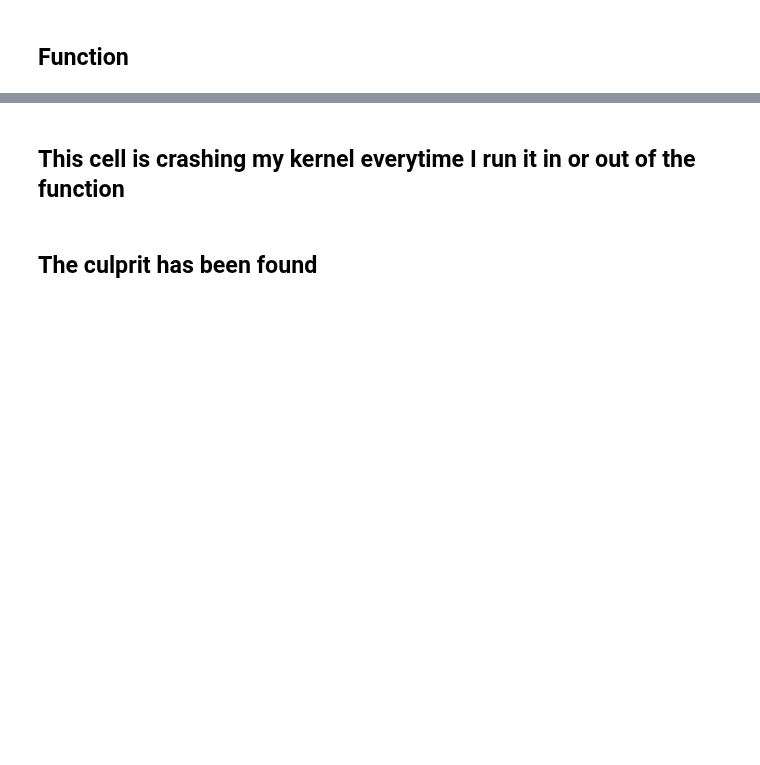
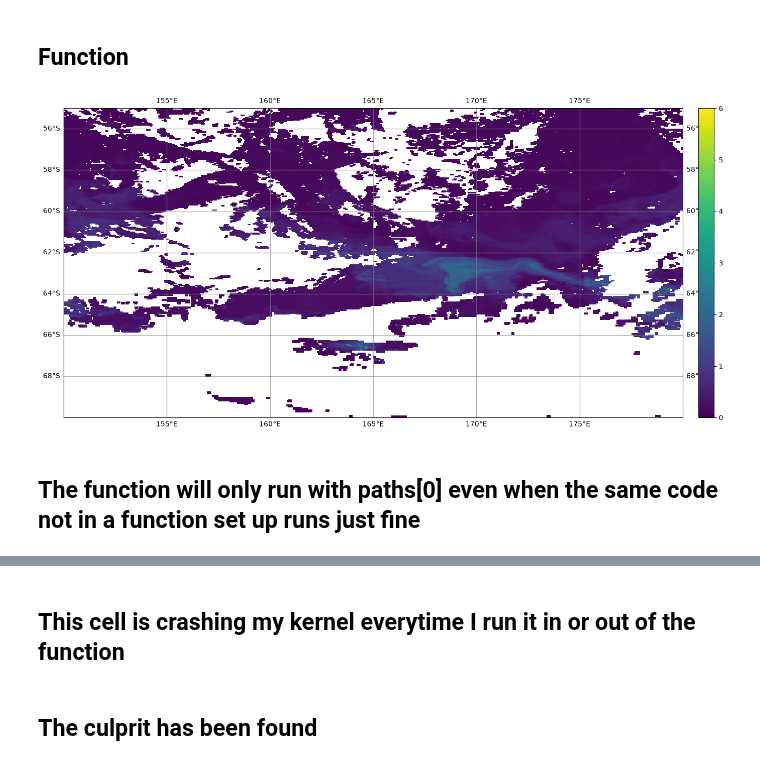
Before and after one commit to Lilah-Asalie/IBIS_Project, a Jupyter notebook: New_Satellite_CHLA.ipynb, the cells around one changed output, grey strips where cells are left out. Saved outputs shown, nothing was run; the diff lists cells and outputs as text; code cells hidden in the pictures; blank space fills up the shorter version.

```diff
--- a/New_Satellite_CHLA.ipynb
+++ b/New_Satellite_CHLA.ipynb
@@ -145,2 +217,62 @@ paths
 # %% [markdown]
 ## Function
+# %%
+def sat_data(instrument, tspan, bbox, clouds, short_name, granule_name):
+
+    results = earthaccess.search_datasets(instrument="MODIS")
+
+    # spatio-temporal parameters
+    tspan = ("2015-01-01", "2015-01-01")
+    bbox = (150, -78, 160, -70) # west, south, east, north
+    clouds = (0, 100)
+
+
+    # getting data files
+    results = earthaccess.search_data(
+    short_name="MODISA_L3m_CHL",
+    temporal=tspan,
+    bounding_box=bbox,
+    granule_name="*.8D.*4*")  # 8-day for MODIS | Resolution: 0p1deg or 4 (for 4km) (want 4 for 4km)
+
+
+    # open files without downloading them
+    paths = earthaccess.open(results)
+
+    dataset = xr.open_dataset(paths[0])
+    datatree = xr.open_datatree(paths[0])
+    dataset = xr.merge(datatree.to_dict().values())
+
+    data_chla = dataset['chlor_a'].sel(lon = slice(150,180),
+                               lat = slice(-55,-70))
+
+
+    # PLOTTING DATA ------------------------------------------------
+    #assign projection type
+    crs0 = ccrs.PlateCarree()
+
+
+    #create figure object
+    fig = plt.figure(figsize = (20,8))
+
+    #RECCAP regions panel
+    ax = fig.add_subplot(111, projection = crs0)
+
+    #Colormap specification
+    color = cmocean.cm.haline
+
+    plot = plt.pcolor(data_chla['lon'],data_chla['lat'],data_chla,
+                 vmin = 0,vmax = 6)
+
+    cbar = fig.colorbar(plot, fraction=0.02, pad=0.02)
+    # cbar.ax.tick_params(labelsize=tick_size)
+    # cbar.set_label('Chla', size=axis_size)
+
+    gl = ax.gridlines(crs=crs0, draw_labels=True, x_inline=False, y_inline=False,
+                          linewidth=1, color='gray', alpha=0.6, linestyle='-')
+
+
+sat_data(instrument="MODIS", tspan=("2015-01-01", "2015-01-31"), bbox=(150, -78, 160, -55), clouds=(0, 25), short_name="MODISA_L3m_CHL", granule_name="*.8D.*4*")
+# %% [output]
+[figure, added]
+# %% [markdown]
+## The function will only run with paths[0] even when the same code not in a function set up runs just fine
```
Also changed, not shown: parts of 16 cells of this notebook.
